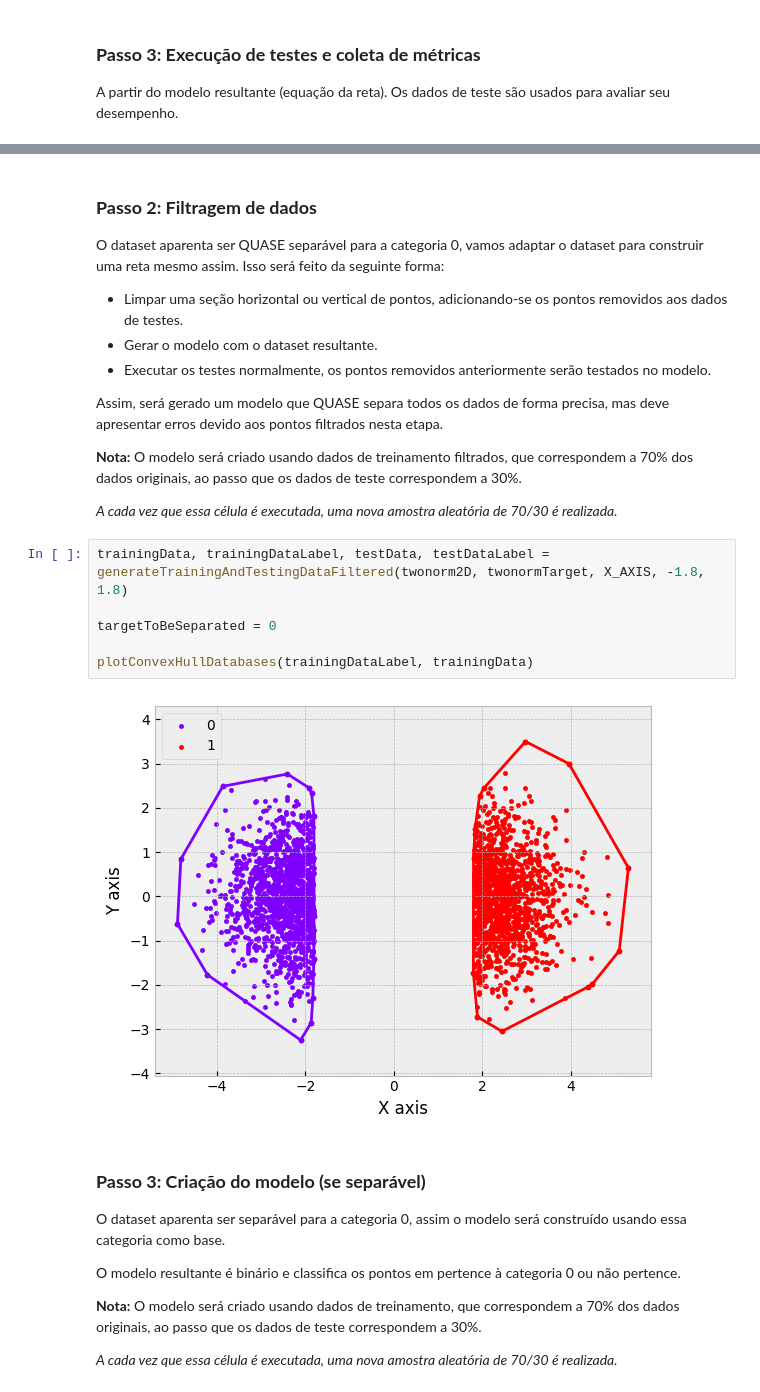
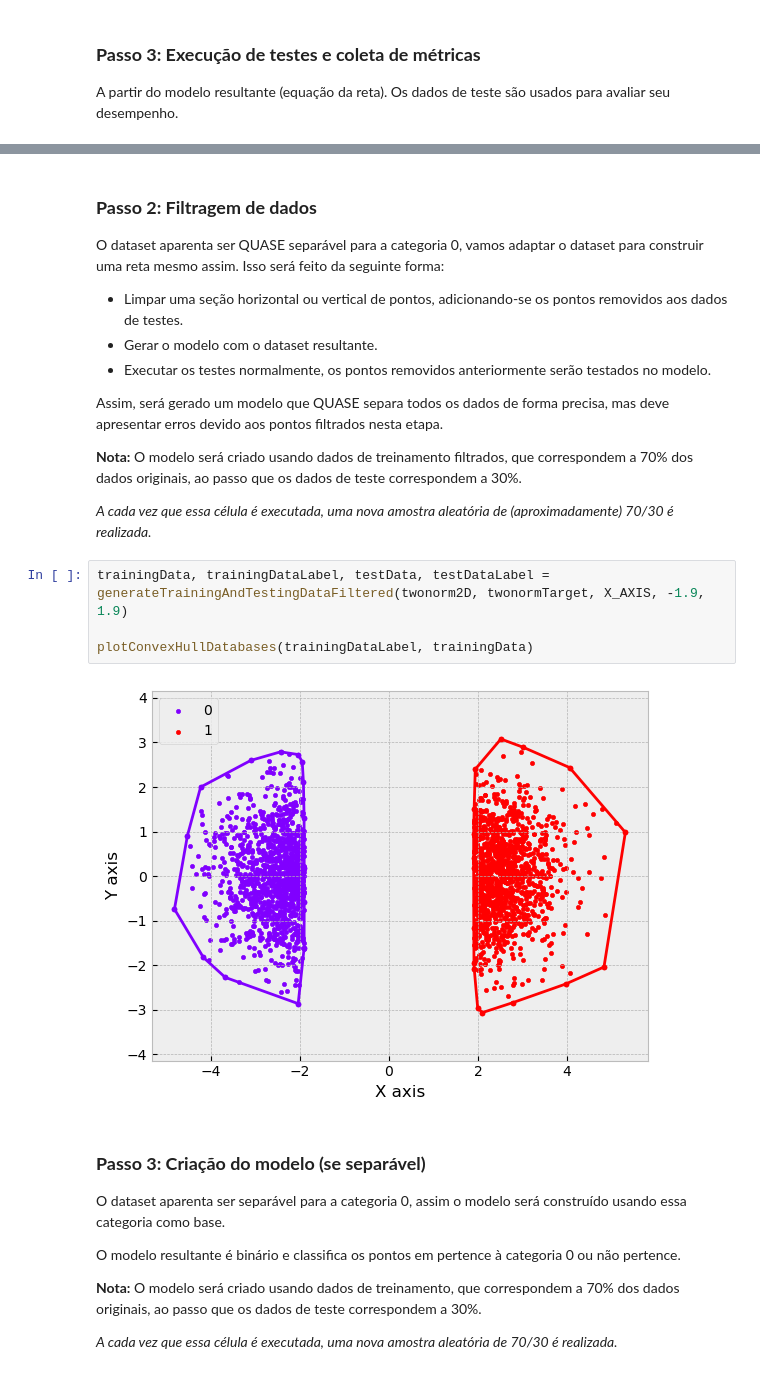
Before and after one commit to probablygab/2d-linear-classifier, a Jupyter notebook: tp1_alg2.ipynb, the cells around one changed output, grey strips where cells are left out. Drawn from its saved outputs; the diff is of its cells as text.

```diff
--- a/tp1_alg2.ipynb
+++ b/tp1_alg2.ipynb
@@ -1509,15 +1551,13 @@ Assim, será gerado um modelo que QUASE separa todos os dados de forma precisa,
 
 **Nota:** O modelo será criado usando dados de treinamento filtrados, que correspondem a 70% dos dados originais, ao passo que os dados de teste correspondem a 30%.
 
-*A cada vez que essa célula é executada, uma nova amostra aleatória de 70/30 é realizada.*
+*A cada vez que essa célula é executada, uma nova amostra aleatória de (aproximadamente) 70/30 é realizada.*
 # %%
-trainingData, trainingDataLabel, testData, testDataLabel = generateTrainingAndTestingDataFiltered(twonorm2D, twonormTarget, X_AXIS, -1.8, 1.8)
-
-targetToBeSeparated = 0
+trainingData, trainingDataLabel, testData, testDataLabel = generateTrainingAndTestingDataFiltered(twonorm2D, twonormTarget, X_AXIS, -1.9, 1.9)
 
 plotConvexHullDatabases(trainingDataLabel, trainingData)
 # %% [output]
-[figure, old version]
+[figure, new version]
 # %% [markdown]
 ### **Passo 3: Criação do modelo (se separável)**
 
```
Also changed, not shown: parts of 86 cells of this notebook.
